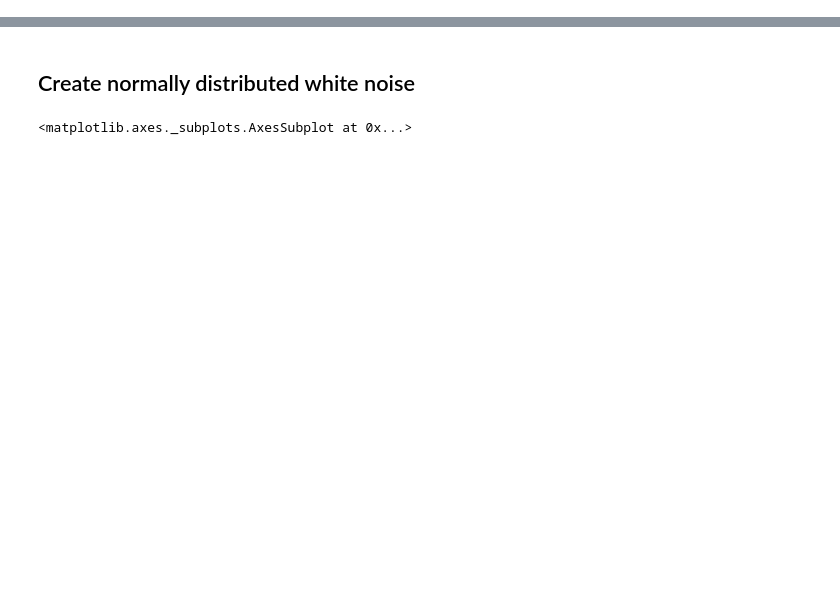
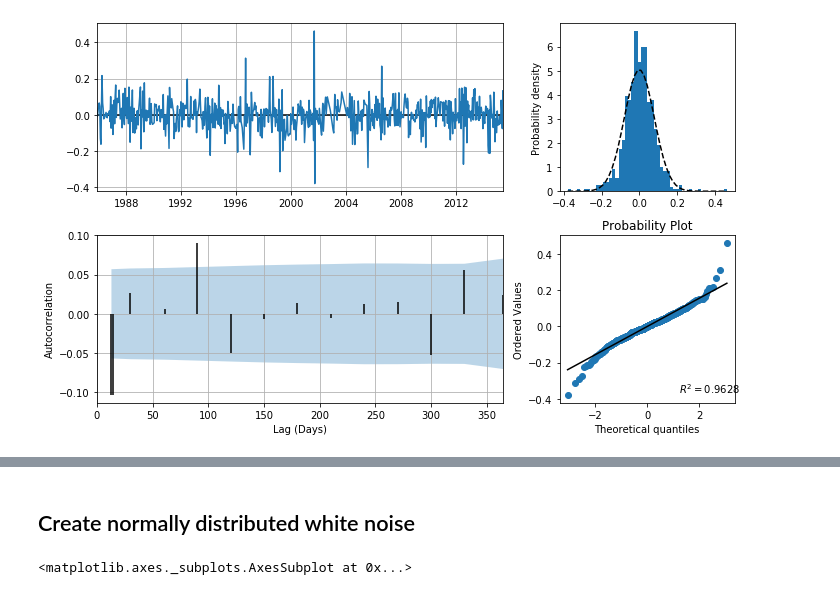
Before and after one commit to pastas/pastas, a Jupyter notebook: examples/notebooks/4_diagnostic_checking.ipynb, the cells around one changed output, grey strips where cells are left out. Saved outputs shown, nothing was run; the diff lists cells and outputs as text; code cells hidden in the pictures; blank space fills up the shorter version.

```diff
--- a/examples/notebooks/4_diagnostic_checking.ipynb
+++ b/examples/notebooks/4_diagnostic_checking.ipynb
@@ -37,0 +69,5 @@ The result of a hypothesis test either rejects the Null hypothesis or fails to r
+# %%
+alpha = 0.05
+ml.plots.diagnostics();
+# %% [output]
+[figure, added]
```
Also changed, not shown: parts of 26 cells of this notebook, 1 other file.
